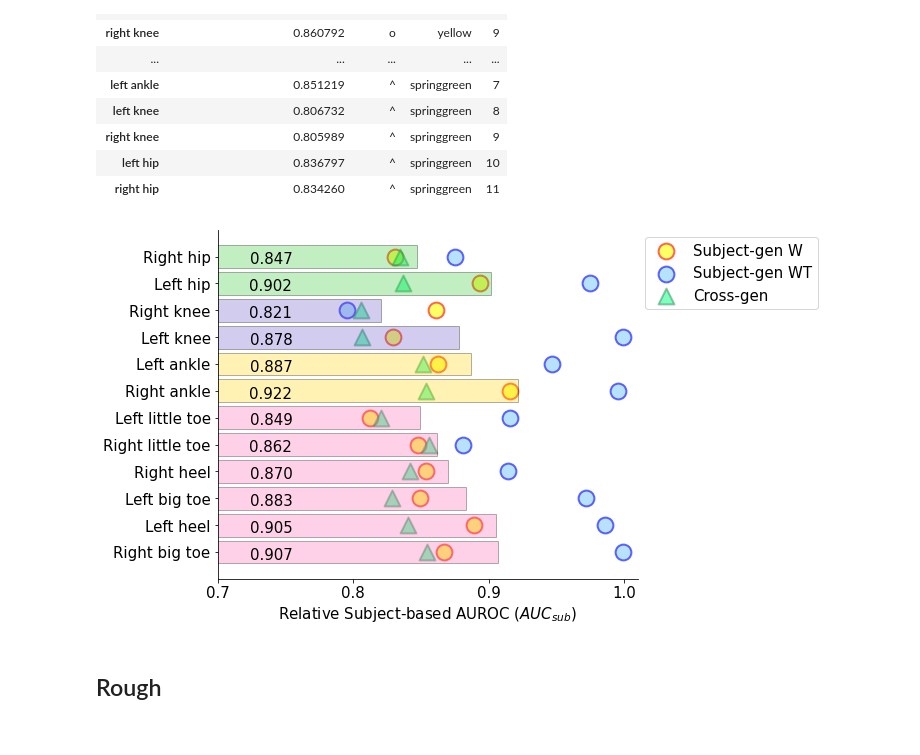
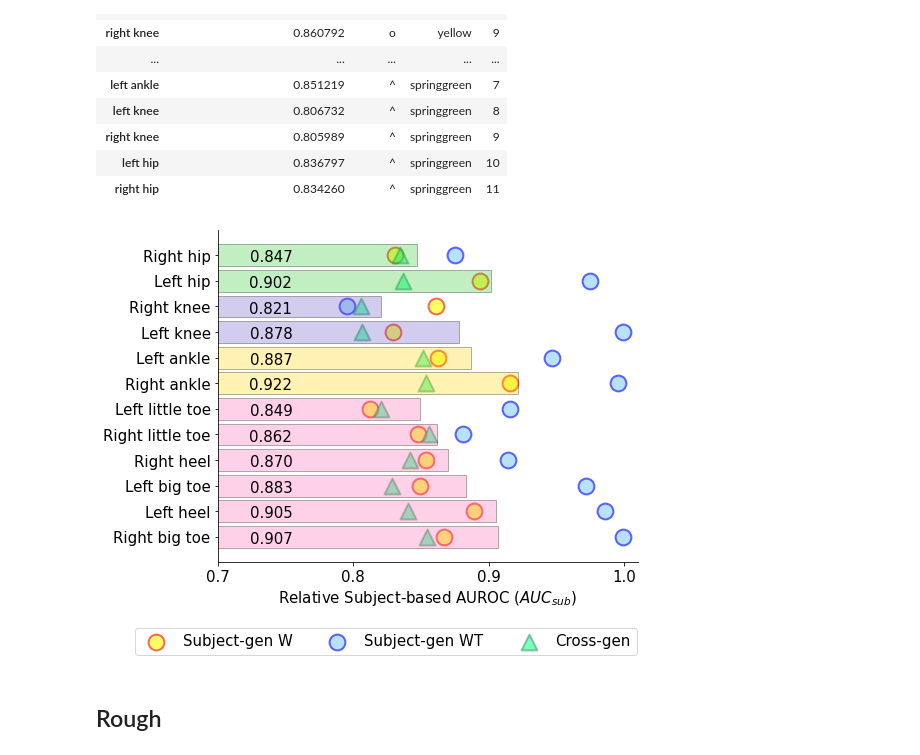
Before and after one commit to kaurrachneet6/Vision-Based-Gait-Analysis-Framework-for-Predicting-Multiple-Sclerosis, a Jupyter notebook: Discussion analysis/PermutationImportanceVizualizations.ipynb, the cells around one changed output. Drawn from its saved outputs; the diff is of its cells as text; code cells hidden in the pictures.

```diff
--- a/Discussion analysis/PermutationImportanceVizualizations.ipynb
+++ b/Discussion analysis/PermutationImportanceVizualizations.ipynb
@@ -1294,7 +1294,7 @@ font = {'size'   : 15}
 mpl.rc('font', **font)
 
 
-fig, axes = plt.subplots(1, 1, sharex=False, sharey = False, figsize=(10, 5.5), constrained_layout=True)
+fig, axes = plt.subplots(1, 1, sharex=False, sharey = False, figsize=(7.5, 6), constrained_layout=True)
 # fig.tight_layout()
 # sns.despine(offset=0)
 
@@ -1322,36 +1322,42 @@ feature_display_names_sorted = [feature_dic[x] for x in avg_df.index]
 
 #Assigning the grouped color and hatch for separating between task and subject gen results
 for i, bar in enumerate(axes.patches):
     bar.set_facecolor(avg_df['colors'][i])
     bar.set_edgecolor = 'k'
 
 #Adding the metric of interest as text to the plot
 for idx, p in enumerate(axes.patches):
     axes.annotate("%.3f" % p.get_width(), \
                      (p.get_x() +0.75, p.get_y()-0.22),
                 xytext=(7, 10), textcoords='offset points', ha = 'right', fontsize = 15)
 fig.texts.append(axes.texts.pop())
 
 axes.set_yticks(np.arange(12))
 axes.set_yticklabels(feature_display_names_sorted, fontsize = 15)
 axes.set_ylim(-1,12)
 axes.set_xlim(0.7, 1.01)
 axes.set_xticks([0.7, 0.8, 0.9, 1.0])
 axes.set_xlabel('Relative ' + metric_display_name, fontsize = 15)
 # axes.set_title('Task-Gen', fontsize = 13)
 
 #Adding a line showing the best Task-Gen metric in best regress-N model
 # axes.axvline(x=0.87, color = 'dimgray', alpha = 0.9, linestyle = '--', linewidth = 3)
 # axes.set_xticks(list(axes.get_xticks()) + [0.93])
 
 # plt.title('Feature permutation importance')
 # plt.savefig('side_by_side.png', dpi = 250, bbox_inches='tight')
 
-plt.legend(bbox_to_anchor=(1.0, 1.0))
-plt.savefig('C:\\Users\\Rachneet Kaur\\Box\\Gait Video Project\\PermImpResults\\PI_averaged_' + str(metric) + '.png', dpi = 250, bbox_inches='tight')
+# plt.legend(bbox_to_anchor=(1.0, 1.0))
+# plt.legend(loc='upper center', bbox_to_anchor=(0.4, 1.13),
+#           ncol=3)
+
+plt.legend(loc='lower center', bbox_to_anchor=(0.4, -0.3),
+          ncol=3)
+
+plt.savefig('C:\\Users\\Rachneet Kaur\\Box\\Gait Video Project\\PermImpResults\\PI_averaged_' + str(metric) + '_legend_down.png', dpi = 250, bbox_inches='tight')
 plt.show()
 # %% [output]
-[figure, old version]
+[figure, new version]
 # %% [markdown]
 ## Rough
 # %%
```
